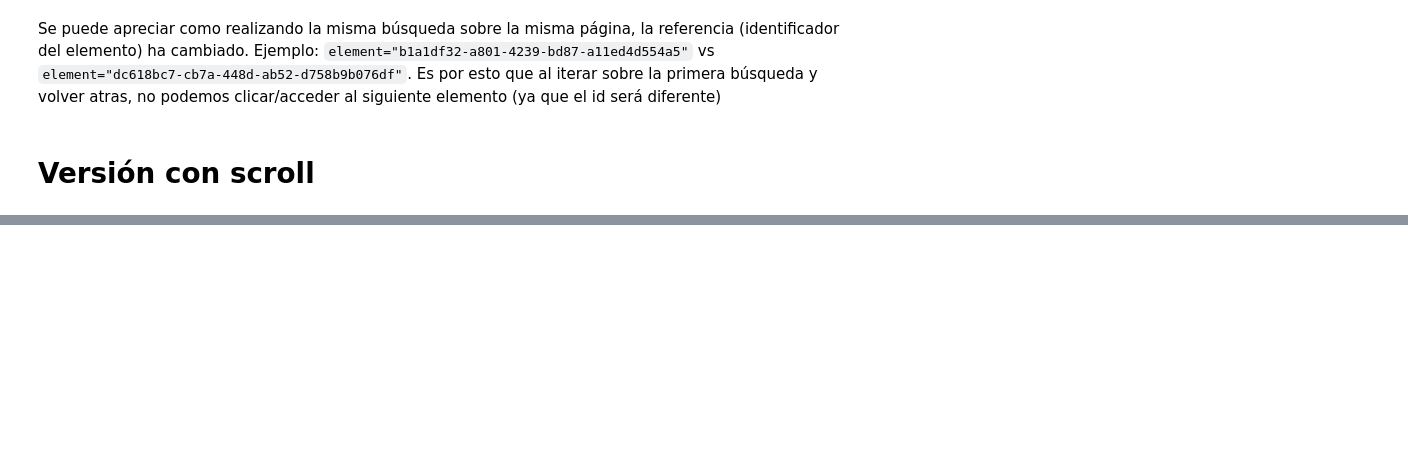
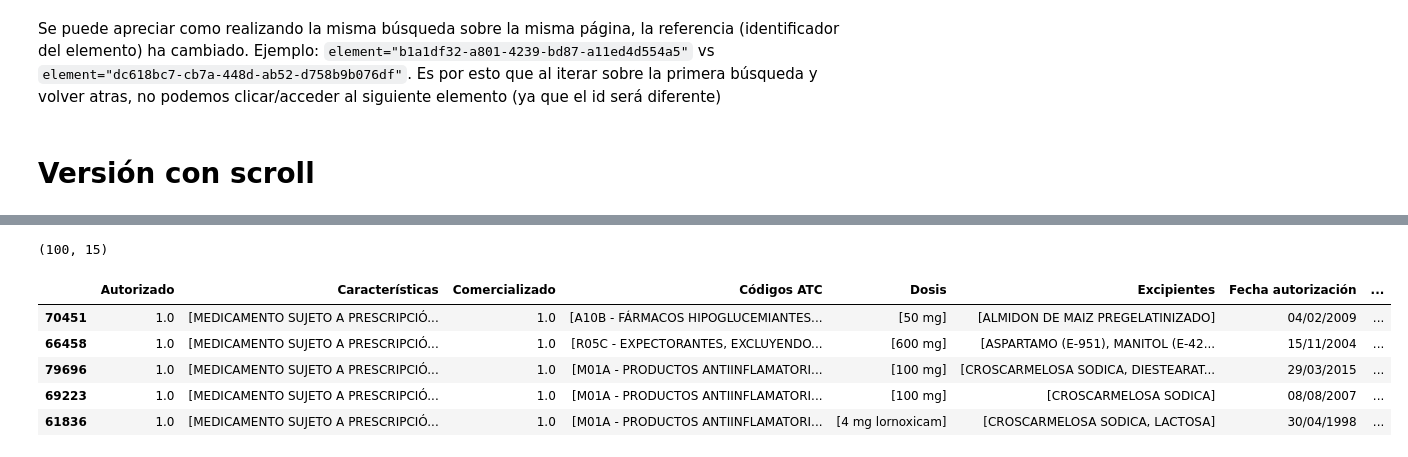
Before and after one commit to roberttnovak/MedicineScraper, a Jupyter notebook: playground.ipynb, the cells around one changed output, grey strips where cells are left out. Cells and saved outputs as stored; diff of their text form; code cells hidden in the pictures; blank space fills up the shorter version.

```diff
--- a/playground.ipynb
+++ b/playground.ipynb
@@ -47,6 +29,7 @@ from selenium import webdriver
 chrome_options = webdriver.ChromeOptions()
 chrome_options.add_argument('--headless')
 chrome_options.add_argument('--no-sandbox')
+chrome_options.add_argument("--disable-gpu")
 chrome_options.add_argument('--disable-dev-shm-usage')
 
 driver = webdriver.Chrome('chromedriver',chrome_options=chrome_options)
@@ -285,0 +233,20 @@ medicamentoOnSelect('64921')
+# %%
+for i in meds_ids:  #Recorremos las ids de todos los medicamentos representado a cada uno por i
+    print(i)
+
+    #Hacemos click en el elemento de la página web que se identifica por el atributo onclick=i que corresponde al medicamento
+    #con el número de registro i
+    driver.find_element(By.CSS_SELECTOR,"div[onclick=\"{}\"]".format(i)).click()
+
+    #Esperamos hasta que se termine de cargar el contenido del html donde se encuentran todos los datos de interés del medicamento
+    WebDriverWait(driver, 5).until(EC.presence_of_element_located((By.CSS_SELECTOR, "figure")))
+
+    #Accedemos al código fuente de la página una vez que esté se ha terminado de rellenar
+    nueva_fila = scrape_data(html=driver.page_source)
+
+    #Se añade la nueva fila a la tabla
+    tabla = tabla.append(nueva_fila)
+
+    #Se vuelve atrás esperando a que la página cargue para seguir haciendo el mismo proceso para los demás medicamentos
+    driver.back()
+    driver.implicitly_wait(5)
@@ -392,15 +377,15 @@ for m in meds:
 # %% [markdown]
 # Versión con scroll
 # %%
-driver = webdriver.Chrome()
+driver = webdriver.Chrome('chromedriver',options=chrome_options)
 driver.get('https://cima.aemps.es/cima/publico/home.html')
-driver.find_element(By.CSS_SELECTOR,"button[onclick='biosimilaresTodos()']") # Example search in the homepage
+#driver.find_element(By.CSS_SELECTOR,"button[onclick='biosimilaresTodos()']") # Example search in the homepage
 
 # Navigate to "listado de búsqueda"
 buscador = driver.find_element(By.ID, "inputbuscadorsimple")
 buscador.clear()
 buscador.send_keys("*")
 buscador.send_keys(Keys.ENTER)
-sleep(3) # If we do not wait, the `page_source` will not have time to change and it will be showed the previous page (the homepage in this case)
+# driver.implicitly_wait(10) # If we do not wait, the `page_source` will not have time to change and it will be showed the previous page (the homepage in this case)
 #print(driver.page_source)
 # %%
@@ -424,3 +480,16 @@ len(meds_ids)
+# %%
+tabla.shape
+# %% [output]
+(100, 15)
+# %%
+tabla.head()
+# %% [output]
+|  | Autorizado | Características | Comercializado | Códigos ATC | Dosis | Excipientes | Fecha autorización | ... |
+| 70451 | 1.0 | [MEDICAMENTO SUJETO A PRESCRIPCIÓ... | 1.0 | [A10B - FÁRMACOS HIPOGLUCEMIANTES... | [50 mg] | [ALMIDON DE MAIZ PREGELATINIZADO] | 04/02/2009 | ... |
+| 66458 | 1.0 | [MEDICAMENTO SUJETO A PRESCRIPCIÓ... | 1.0 | [R05C - EXPECTORANTES, EXCLUYENDO... | [600 mg] | [ASPARTAMO (E-951), MANITOL (E-42... | 15/11/2004 | ... |
+| 79696 | 1.0 | [MEDICAMENTO SUJETO A PRESCRIPCIÓ... | 1.0 | [M01A - PRODUCTOS ANTIINFLAMATORI... | [100 mg] | [CROSCARMELOSA SODICA, DIESTEARAT... | 29/03/2015 | ... |
+| 69223 | 1.0 | [MEDICAMENTO SUJETO A PRESCRIPCIÓ... | 1.0 | [M01A - PRODUCTOS ANTIINFLAMATORI... | [100 mg] | [CROSCARMELOSA SODICA] | 08/08/2007 | ... |
+| 61836 | 1.0 | [MEDICAMENTO SUJETO A PRESCRIPCIÓ... | 1.0 | [M01A - PRODUCTOS ANTIINFLAMATORI... | [4 mg lornoxicam] | [CROSCARMELOSA SODICA, LACTOSA] | 30/04/1998 | ... |
 # %%
 for i in meds_ids:
     print('https://cima.aemps.es/cima/publico/detalle.html?nregistro={}'.format(i))
```
Also changed, not shown: parts of 9 cells of this notebook.
